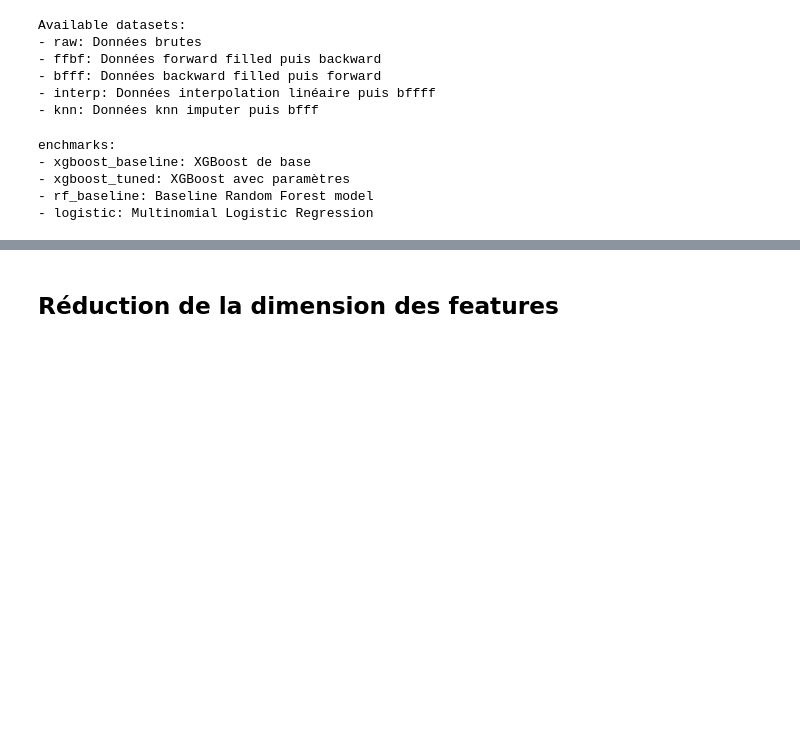
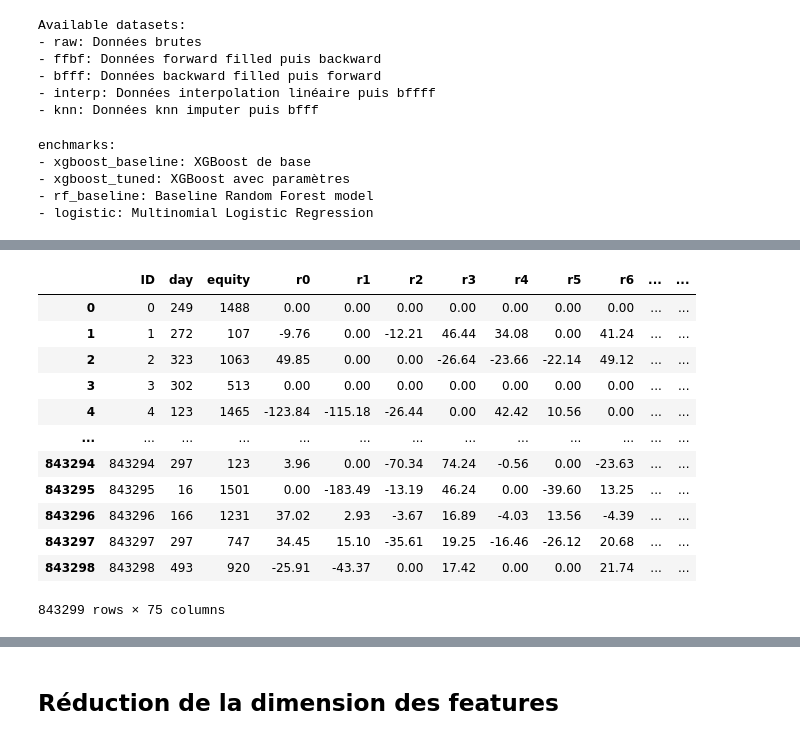
Before and after one commit to Julien-Zanin/ML-DataChallenge, a Jupyter notebook: projet_redac.ipynb, the cells around one changed output, grey strips where cells are left out. Cells and saved outputs as stored; diff of their text form; code cells hidden in the pictures; blank space fills up the shorter version.

```diff
--- a/projet_redac.ipynb
+++ b/projet_redac.ipynb
@@ -557,0 +558,19 @@ Timing Information:
+# %%
+dataset_key = "ffbf"
+dataset_info = DATASETS[dataset_key]
+X_train = pd.read_csv(dataset_info["train"])
+print("Colonnes avant ajout des features:")
+print(X_train.columns.tolist())
+X_train_with_features = add_features(X_train)
+# Vérifier les colonnes après l'ajout des features
+print("\nColonnes après ajout des features:")
+print(X_train_with_features.columns.tolist())
+# Vérifier que les nouvelles colonnes contiennent des données
+new_features = [col for col in X_train_with_features.columns if col not in X_train.columns]
+print(f"\nNouvelles features ajoutées: {len(new_features)}")
+print(new_features)
+
+# Afficher quelques statistiques sur les nouvelles features
+if new_features:
+    print("\nStatistiques des nouvelles features:")
+    print(X_train_with_features[new_features].describe())
@@ -557,0 +595,16 @@ Timing Information:
+# %%
+X_train_with_features
+# %% [output]
+|  | ID | day | equity | r0 | r1 | r2 | r3 | r4 | r5 | r6 | ... | ... |
+| 0 | 0 | 249 | 1488 | 0.00 | 0.00 | 0.00 | 0.00 | 0.00 | 0.00 | 0.00 | ... | ... |
+| 1 | 1 | 272 | 107 | -9.76 | 0.00 | -12.21 | 46.44 | 34.08 | 0.00 | 41.24 | ... | ... |
+| 2 | 2 | 323 | 1063 | 49.85 | 0.00 | 0.00 | -26.64 | -23.66 | -22.14 | 49.12 | ... | ... |
+| 3 | 3 | 302 | 513 | 0.00 | 0.00 | 0.00 | 0.00 | 0.00 | 0.00 | 0.00 | ... | ... |
+| 4 | 4 | 123 | 1465 | -123.84 | -115.18 | -26.44 | 0.00 | 42.42 | 10.56 | 0.00 | ... | ... |
+| ... | ... | ... | ... | ... | ... | ... | ... | ... | ... | ... | ... | ... |
+| 843294 | 843294 | 297 | 123 | 3.96 | 0.00 | -70.34 | 74.24 | -0.56 | 0.00 | -23.63 | ... | ... |
+| 843295 | 843295 | 16 | 1501 | 0.00 | -183.49 | -13.19 | 46.24 | 0.00 | -39.60 | 13.25 | ... | ... |
+| 843296 | 843296 | 166 | 1231 | 37.02 | 2.93 | -3.67 | 16.89 | -4.03 | 13.56 | -4.39 | ... | ... |
+| 843297 | 843297 | 297 | 747 | 34.45 | 15.10 | -35.61 | 19.25 | -16.46 | -26.12 | 20.68 | ... | ... |
+| 843298 | 843298 | 493 | 920 | -25.91 | -43.37 | 0.00 | 17.42 | 0.00 | 0.00 | 21.74 | ... | ... |
+843299 rows × 75 columns
```
Also changed, not shown: parts of 7 cells of this notebook, 8 other files.
